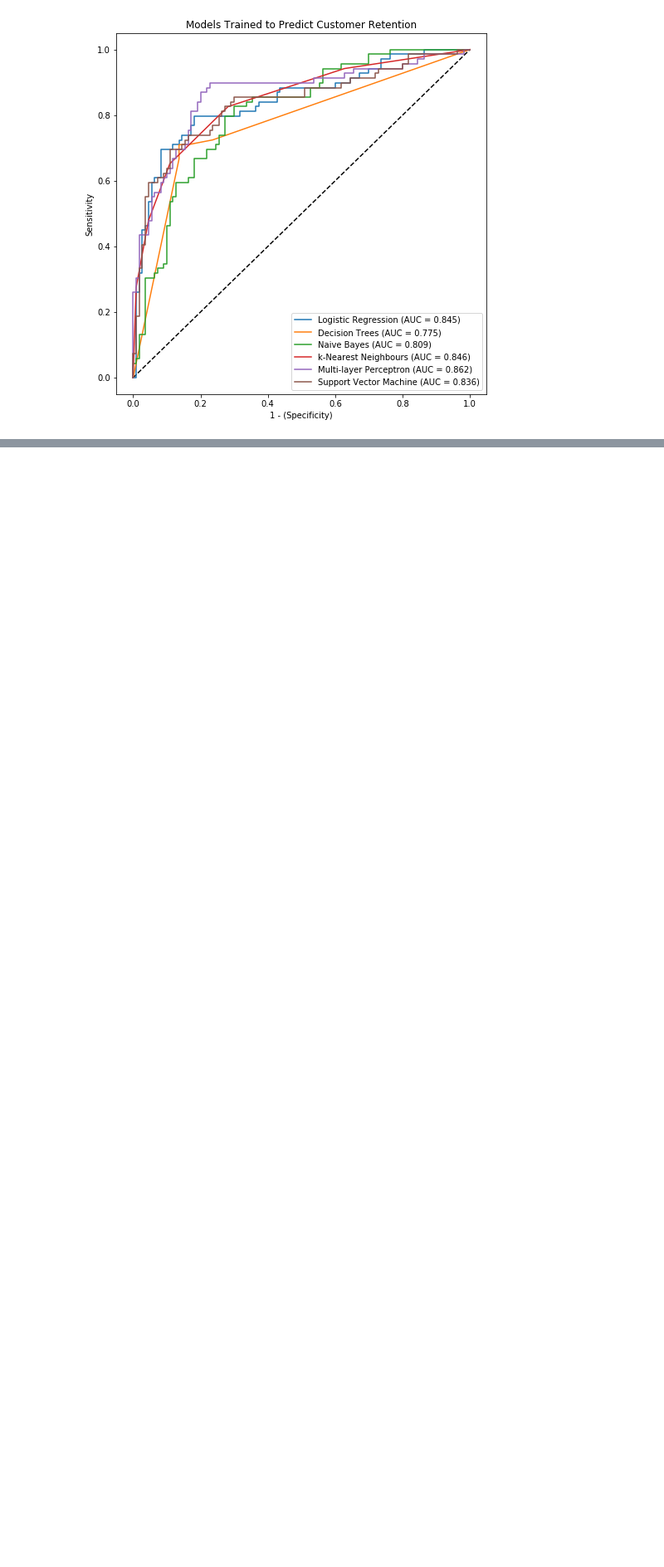
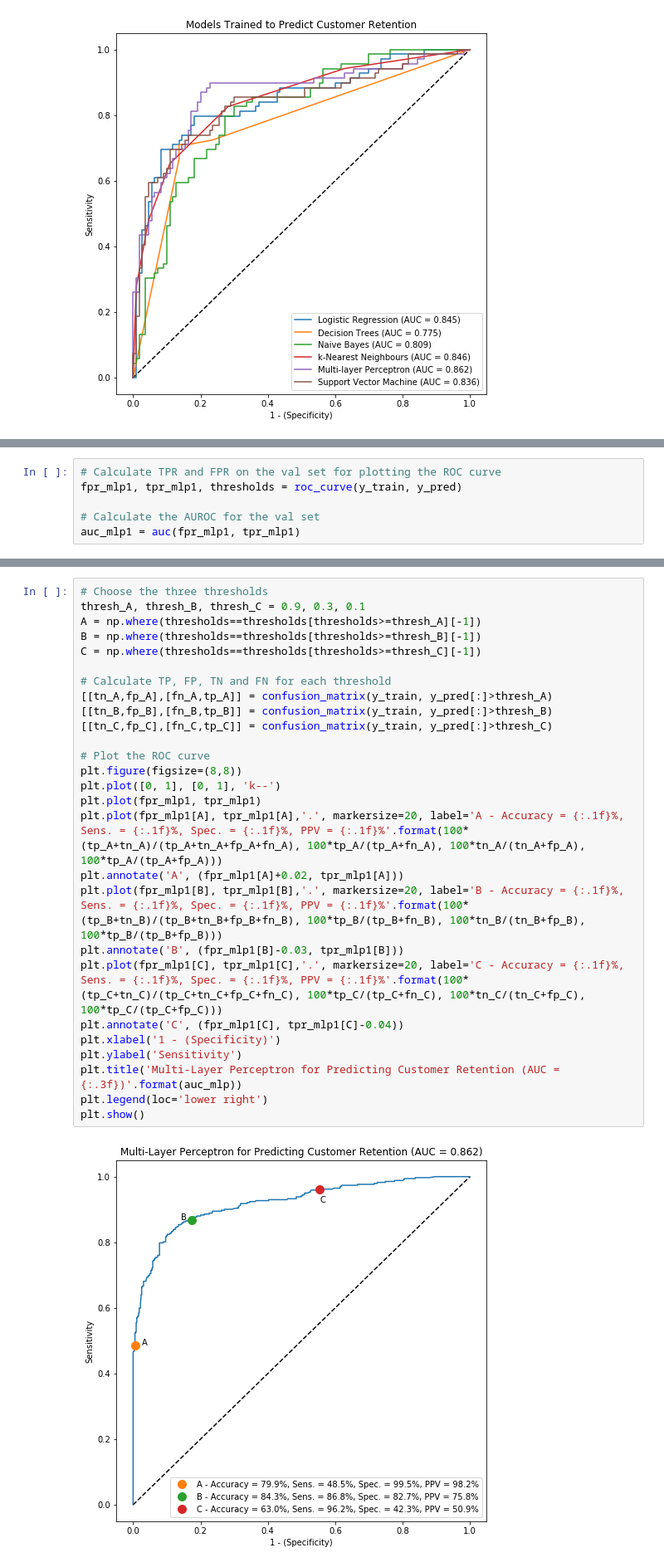
Before and after one commit to aneary12/livescore-ml-challenge, a Jupyter notebook: 2_classifiers.ipynb, the cells around one changed output, grey strips where cells are left out. Shown: that part at 83% size. Cells and saved outputs as stored; diff of their text form; blank space fills up the shorter version.

```diff
--- a/2_classifiers.ipynb
+++ b/2_classifiers.ipynb
@@ -554,0 +605,6 @@ plt.show()
+# %%
+# Calculate TPR and FPR on the val set for plotting the ROC curve
+fpr_mlp1, tpr_mlp1, thresholds = roc_curve(y_train, y_pred)
+
+# Calculate the AUROC for the val set
+auc_mlp1 = auc(fpr_mlp1, tpr_mlp1)
@@ -554,0 +618,29 @@ plt.show()
+# %%
+# Choose the three thresholds
+thresh_A, thresh_B, thresh_C = 0.9, 0.3, 0.1
+A = np.where(thresholds==thresholds[thresholds>=thresh_A][-1])
+B = np.where(thresholds==thresholds[thresholds>=thresh_B][-1])
+C = np.where(thresholds==thresholds[thresholds>=thresh_C][-1])
+
+# Calculate TP, FP, TN and FN for each threshold
+[[tn_A,fp_A],[fn_A,tp_A]] = confusion_matrix(y_train, y_pred[:]>thresh_A)
+[[tn_B,fp_B],[fn_B,tp_B]] = confusion_matrix(y_train, y_pred[:]>thresh_B)
+[[tn_C,fp_C],[fn_C,tp_C]] = confusion_matrix(y_train, y_pred[:]>thresh_C)
+
+# Plot the ROC curve
+plt.figure(figsize=(8,8))
+plt.plot([0, 1], [0, 1], 'k--')
+plt.plot(fpr_mlp1, tpr_mlp1)
+plt.plot(fpr_mlp1[A], tpr_mlp1[A],'.', markersize=20, label='A - Accuracy = {:.1f}%, Sens. = {:.1f}%, Spec. = {:.1f}%, PPV = {:.1f}%'.format(100*(tp_A+tn_A)/(tp_A+tn_A+fp_A+fn_A), 100*tp_A/(tp_A+fn_A), 100*tn_A/(tn_A+fp_A), 100*tp_A/(tp_A+fp_A)))
+plt.annotate('A', (fpr_mlp1[A]+0.02, tpr_mlp1[A]))
+plt.plot(fpr_mlp1[B], tpr_mlp1[B],'.', markersize=20, label='B - Accuracy = {:.1f}%, Sens. = {:.1f}%, Spec. = {:.1f}%, PPV = {:.1f}%'.format(100*(tp_B+tn_B)/(tp_B+tn_B+fp_B+fn_B), 100*tp_B/(tp_B+fn_B), 100*tn_B/(tn_B+fp_B), 100*tp_B/(tp_B+fp_B)))
+plt.annotate('B', (fpr_mlp1[B]-0.03, tpr_mlp1[B]))
+plt.plot(fpr_mlp1[C], tpr_mlp1[C],'.', markersize=20, label='C - Accuracy = {:.1f}%, Sens. = {:.1f}%, Spec. = {:.1f}%, PPV = {:.1f}%'.format(100*(tp_C+tn_C)/(tp_C+tn_C+fp_C+fn_C), 100*tp_C/(tp_C+fn_C), 100*tn_C/(tn_C+fp_C), 100*tp_C/(tp_C+fp_C)))
+plt.annotate('C', (fpr_mlp1[C], tpr_mlp1[C]-0.04))
+plt.xlabel('1 - (Specificity)')
+plt.ylabel('Sensitivity')
+plt.title('Multi-Layer Perceptron for Predicting Customer Retention (AUC = {:.3f})'.format(auc_mlp))
+plt.legend(loc='lower right')
+plt.show()
+# %% [output]
+[figure, added]
```
Also changed, not shown: parts of 35 cells of this notebook, 2 other files.
